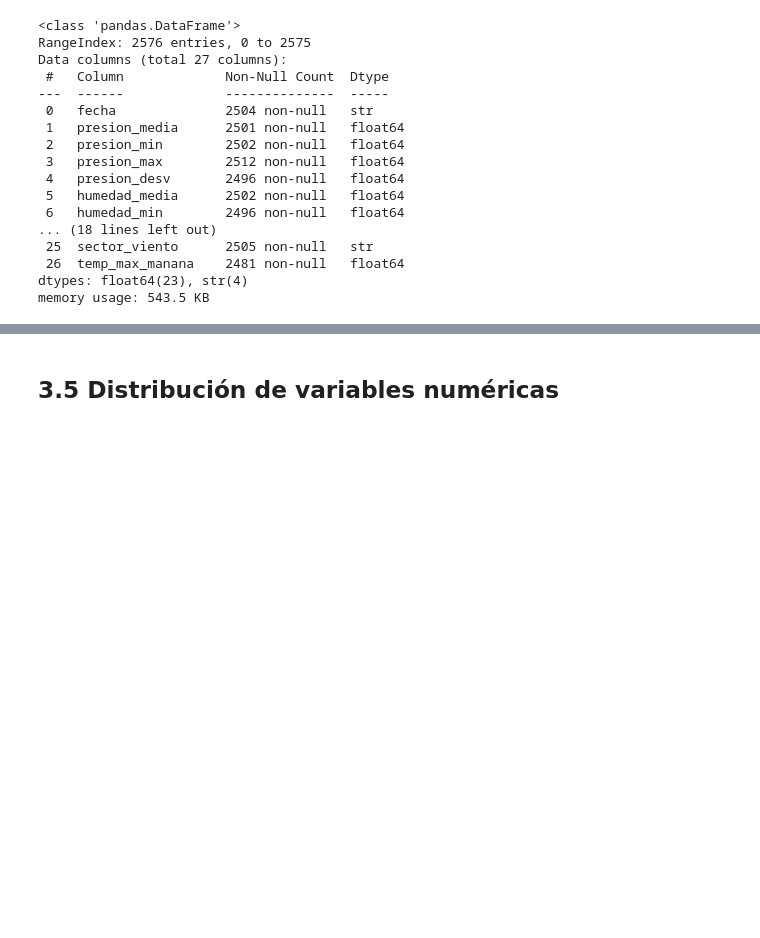
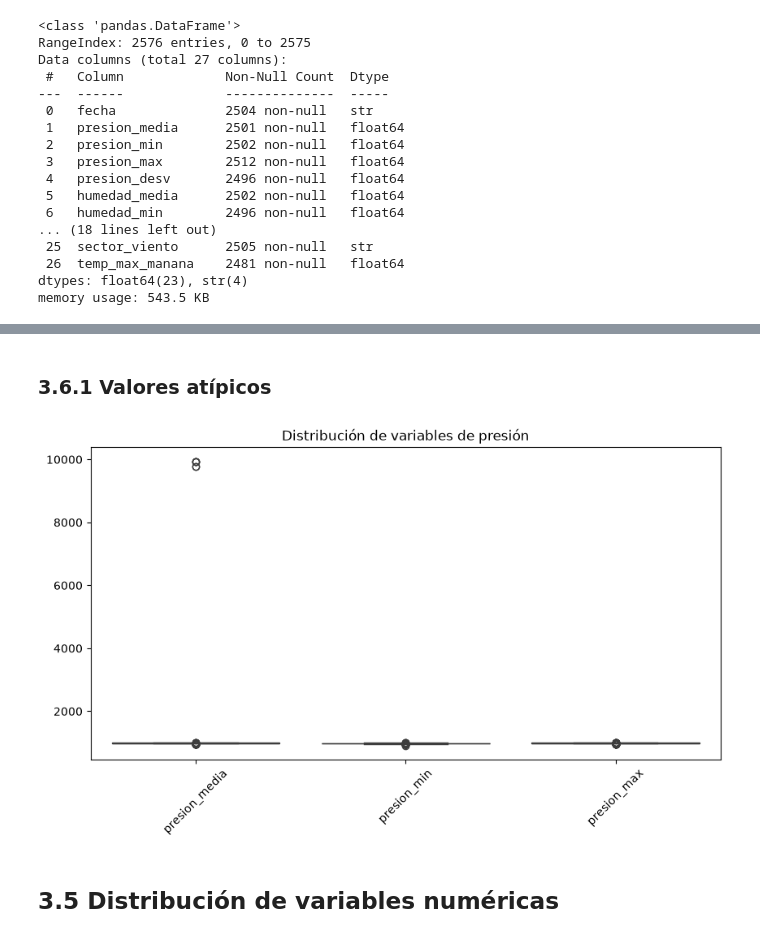
Before and after one commit to vergarave/Lab1_ML, a Jupyter notebook: Laboratorio_1.ipynb, the cells around one changed output, grey strips where cells are left out. Saved outputs shown, nothing was run; the diff lists cells and outputs as text; code cells hidden in the pictures; blank space fills up the shorter version.

```diff
--- a/Laboratorio_1.ipynb
+++ b/Laboratorio_1.ipynb
@@ -253,3 +467,13 @@ data.describe().T
+# %% [markdown]
+### 3.6.1 Valores atípicos
+# %%
+plt.figure(figsize=(10, 5))
+sns.boxplot(data=data[["presion_media", "presion_min", "presion_max"]])
+plt.title("Distribución de variables de presión")
+plt.xticks(rotation=45)
+plt.show()
+# %% [output]
+[figure, added]
 # %% [markdown]
 ## 3.5 Distribución de variables numéricas
 # %%
```
Also changed, not shown: parts of 27 cells of this notebook.
